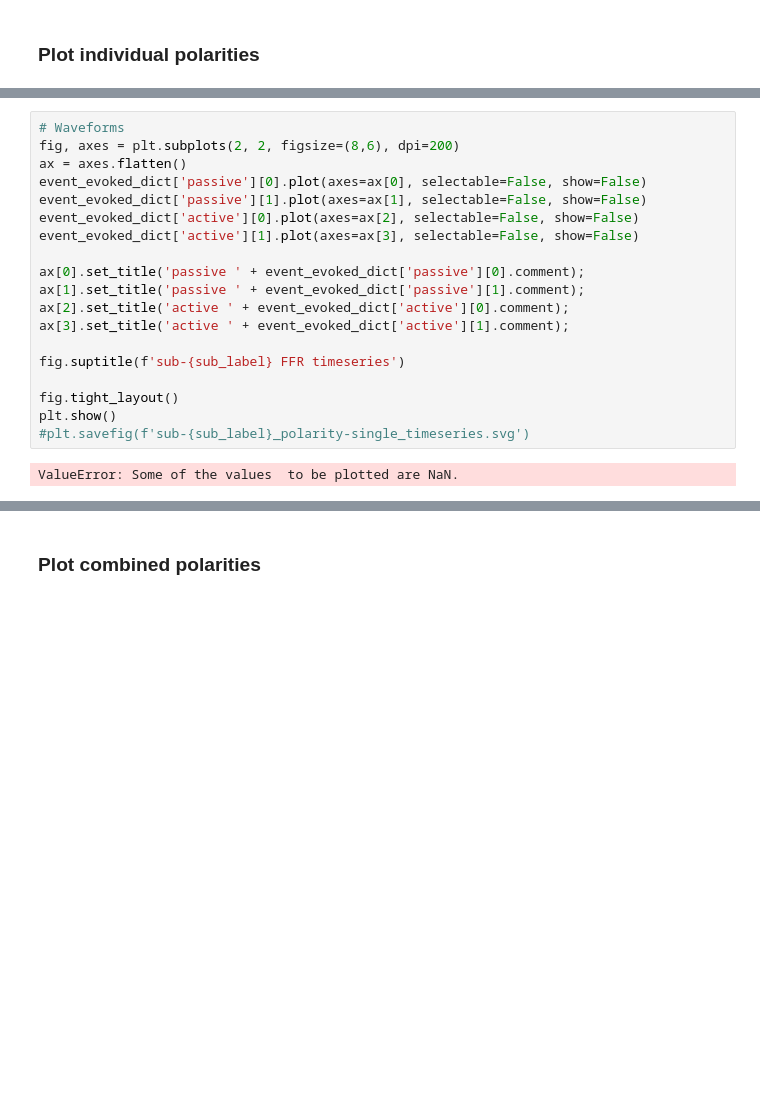
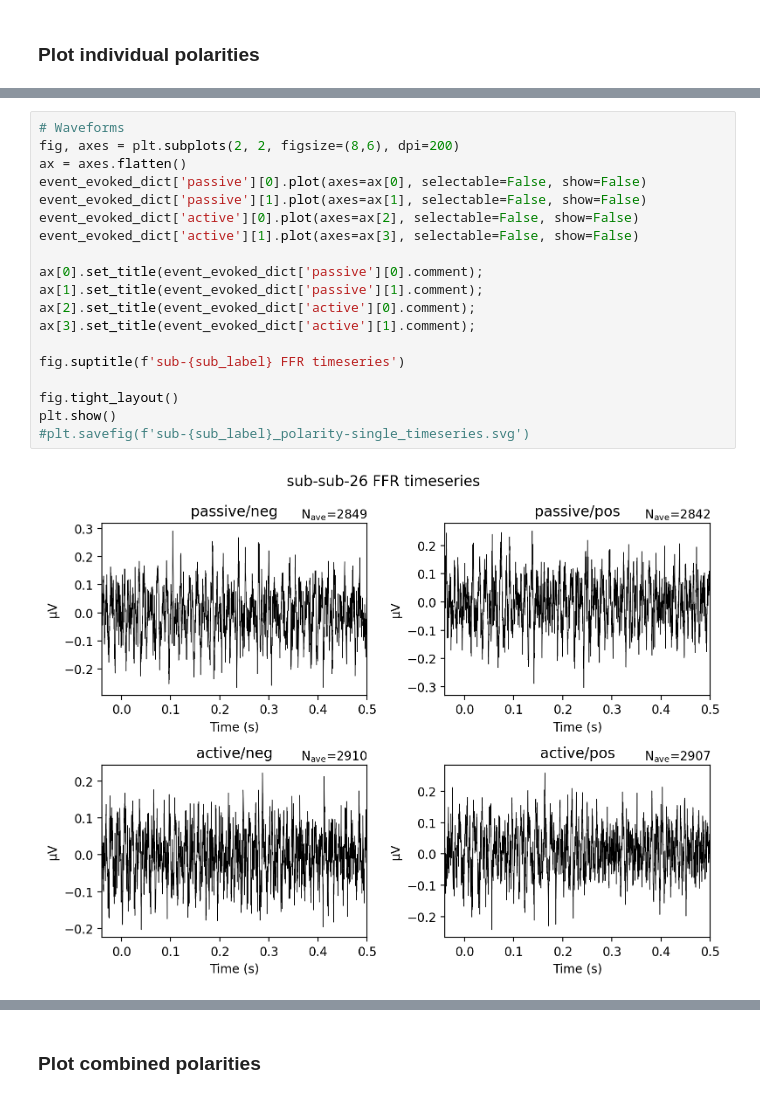
Before and after one commit to sitek/EAM1-FFR, a Jupyter notebook: ffr_processing-minimal_mne-bids.ipynb, the cells around one changed output, grey strips where cells are left out. Cells and saved outputs as stored; diff of their text form; blank space fills up the shorter version.

```diff
--- a/ffr_processing-minimal_mne-bids.ipynb
+++ b/ffr_processing-minimal_mne-bids.ipynb
@@ -249,24 +239,24 @@ event_evoked_dict
 # %%
 # Waveforms
 fig, axes = plt.subplots(2, 2, figsize=(8,6), dpi=200)
 ax = axes.flatten()
 event_evoked_dict['passive'][0].plot(axes=ax[0], selectable=False, show=False)
 event_evoked_dict['passive'][1].plot(axes=ax[1], selectable=False, show=False)
 event_evoked_dict['active'][0].plot(axes=ax[2], selectable=False, show=False)
 event_evoked_dict['active'][1].plot(axes=ax[3], selectable=False, show=False)
 
-ax[0].set_title('passive ' + event_evoked_dict['passive'][0].comment);
-ax[1].set_title('passive ' + event_evoked_dict['passive'][1].comment);
-ax[2].set_title('active ' + event_evoked_dict['active'][0].comment);
-ax[3].set_title('active ' + event_evoked_dict['active'][1].comment);
+ax[0].set_title(event_evoked_dict['passive'][0].comment);
+ax[1].set_title(event_evoked_dict['passive'][1].comment);
+ax[2].set_title(event_evoked_dict['active'][0].comment);
+ax[3].set_title(event_evoked_dict['active'][1].comment);
 
 fig.suptitle(f'sub-{sub_label} FFR timeseries')
 
 fig.tight_layout()
 plt.show()
 #plt.savefig(f'sub-{sub_label}_polarity-single_timeseries.svg')
 # %% [output]
-ValueError: Some of the values  to be plotted are NaN.
+[figure, added]
 # %%
 # Power spectra
 passive_pos_psd = event_evoked_dict['passive'][0].compute_psd(tmin=0.05, tmax=0.300, fmin=50, fmax=800)
```
Also changed, not shown: parts of 11 cells of this notebook.
